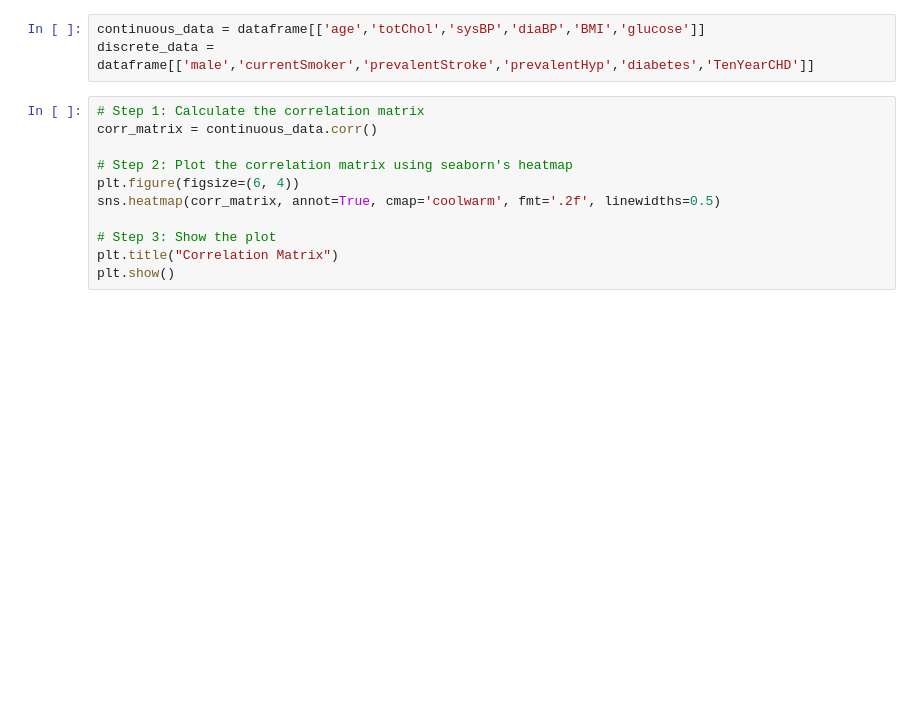
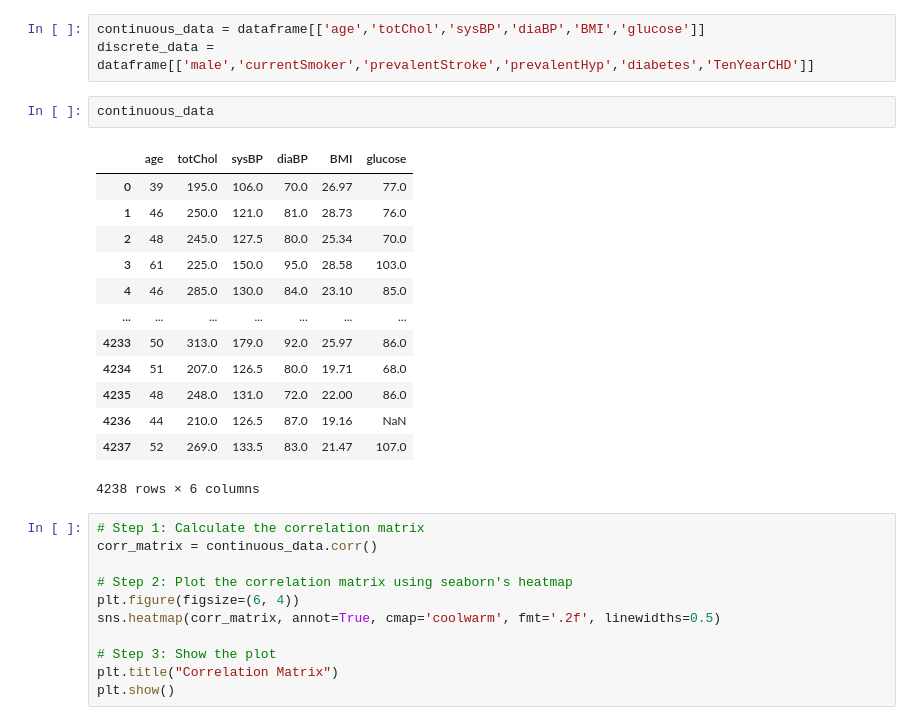
Before and after one commit to TarMatt/Coronary_disease, a Jupyter notebook: uni_project.ipynb, the cells around one changed output. Saved outputs shown, nothing was run; the diff lists cells and outputs as text; blank space fills up the shorter version.

```diff
--- a/uni_project.ipynb
+++ b/uni_project.ipynb
@@ -22,6 +22,22 @@ dataframe.head()
 # %%
 continuous_data = dataframe[['age','totChol','sysBP','diaBP','BMI','glucose']]
 discrete_data = dataframe[['male','currentSmoker','prevalentStroke','prevalentHyp','diabetes','TenYearCHD']]
+# %%
+continuous_data
+# %% [output]
+|  | age | totChol | sysBP | diaBP | BMI | glucose |
+| 0 | 39 | 195.0 | 106.0 | 70.0 | 26.97 | 77.0 |
+| 1 | 46 | 250.0 | 121.0 | 81.0 | 28.73 | 76.0 |
+| 2 | 48 | 245.0 | 127.5 | 80.0 | 25.34 | 70.0 |
+| 3 | 61 | 225.0 | 150.0 | 95.0 | 28.58 | 103.0 |
+| 4 | 46 | 285.0 | 130.0 | 84.0 | 23.10 | 85.0 |
+| ... | ... | ... | ... | ... | ... | ... |
+| 4233 | 50 | 313.0 | 179.0 | 92.0 | 25.97 | 86.0 |
+| 4234 | 51 | 207.0 | 126.5 | 80.0 | 19.71 | 68.0 |
+| 4235 | 48 | 248.0 | 131.0 | 72.0 | 22.00 | 86.0 |
+| 4236 | 44 | 210.0 | 126.5 | 87.0 | 19.16 | NaN |
+| 4237 | 52 | 269.0 | 133.5 | 83.0 | 21.47 | 107.0 |
+4238 rows × 6 columns
 # %%
 # Step 1: Calculate the correlation matrix
 corr_matrix = continuous_data.corr()
```
Also changed, not shown: parts of 13 cells of this notebook.
